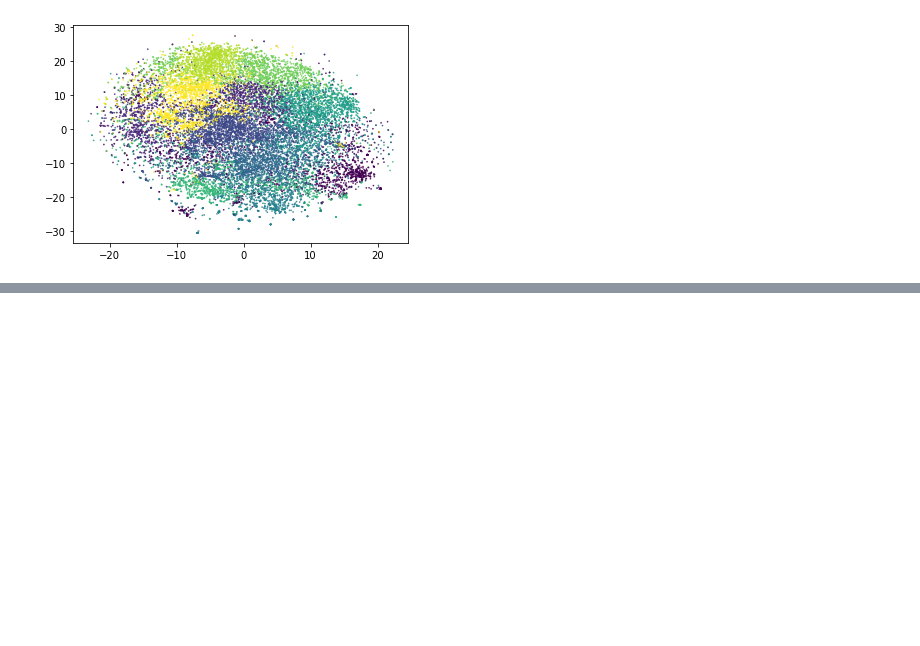
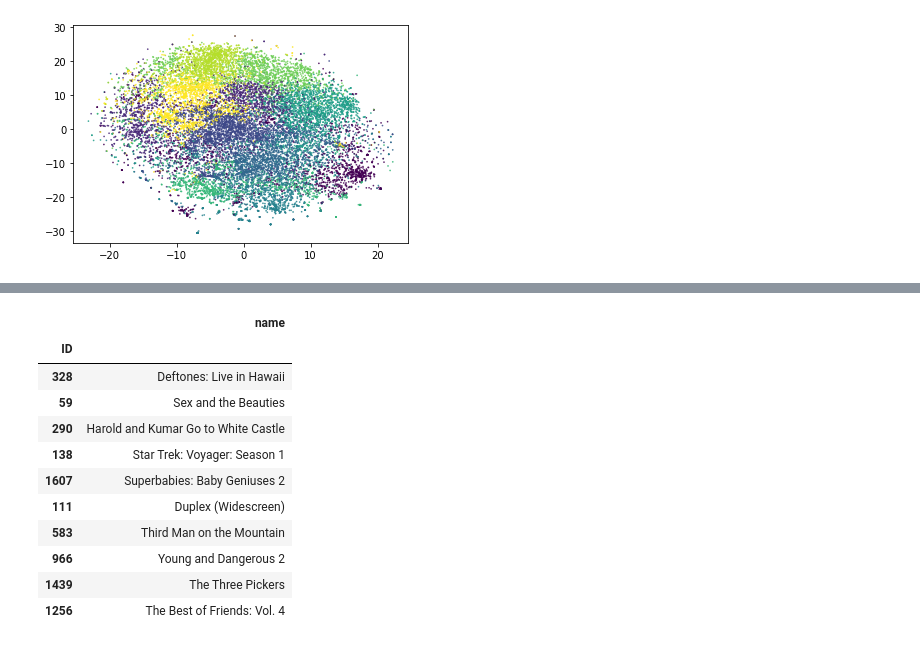
Before and after one commit to noamzbr/netflix_embedding, a Jupyter notebook: netflix_embedding_layer.ipynb, the cells around one changed output, grey strips where cells are left out. Drawn from its saved outputs; the diff is of its cells as text; code cells hidden in the pictures; blank space fills up the shorter version.

```diff
--- a/netflix_embedding_layer.ipynb
+++ b/netflix_embedding_layer.ipynb
@@ -460,0 +531,15 @@ plt.show()
+# %%
+get_recommendation_per_cluster(model, movie_clustering, 1283744)
+# %% [output]
+|  | name |
+| ID |  |
+| 328 | Deftones: Live in Hawaii |
+| 59 | Sex and the Beauties |
+| 290 | Harold and Kumar Go to White Castle |
+| 138 | Star Trek: Voyager: Season 1 |
+| 1607 | Superbabies: Baby Geniuses 2 |
+| 111 | Duplex (Widescreen) |
+| 583 | Third Man on the Mountain |
+| 966 | Young and Dangerous 2 |
+| 1439 | The Three Pickers |
+| 1256 | The Best of Friends: Vol. 4 |
```
Also changed, not shown: parts of 12 cells of this notebook.
